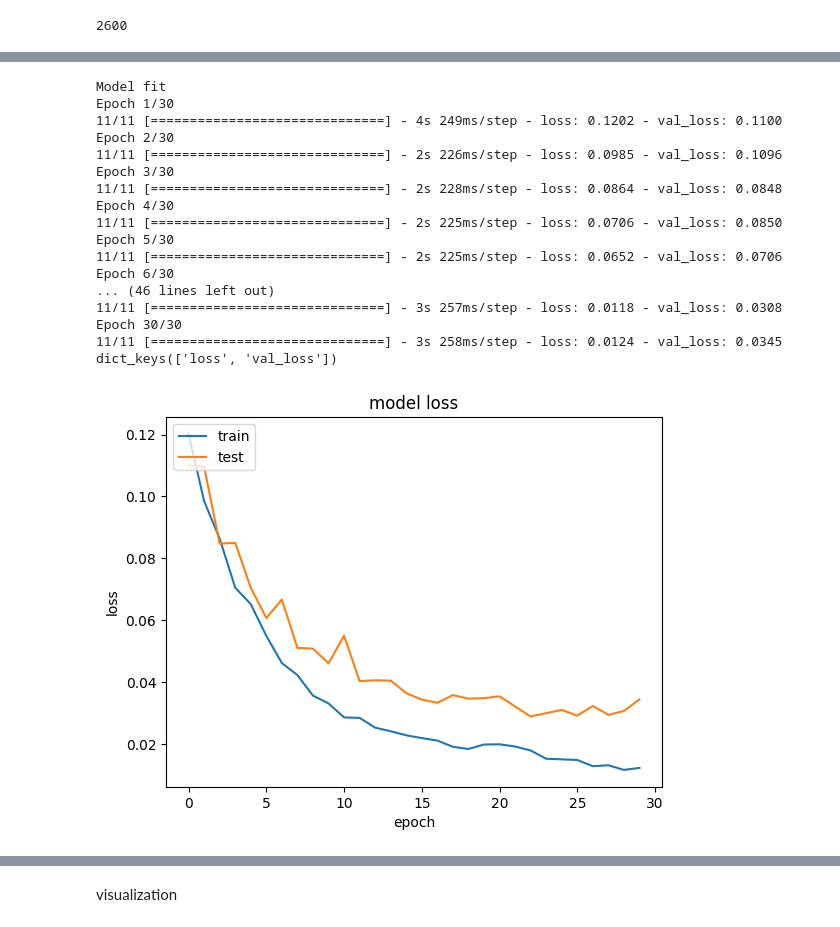
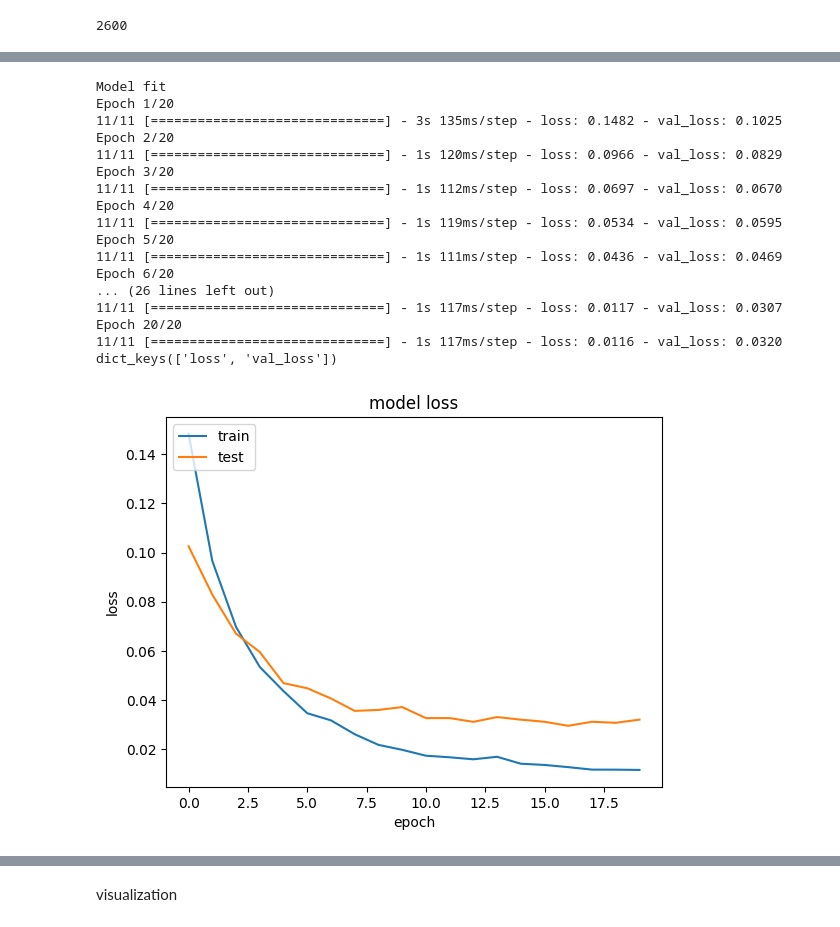
Before and after one commit to heechul/DeepPicar-ESP32S3, a Jupyter notebook: RunAll.ipynb, the cells around one changed output, grey strips where cells are left out. Saved outputs shown, nothing was run; the diff lists cells and outputs as text; code cells hidden in the pictures.

Commit message:
80x60x3 model support
Core1:  44ms (22.7fps): cap=0ms, pre=1ms, dnn=42ms

less than half of the 160x66x3 model

```diff
--- a/RunAll.ipynb
+++ b/RunAll.ipynb
@@ -25,8 +25,8 @@ print("use_int8: ", use_int8)
 use_int8:  True
 # %%
 # input image resolution to the DNN model (smaller than the original dataset image resolution: 320x240x3)
-img_width = 160
-img_height = 66
+img_width = 80
+img_height = 60
 img_channels = 3
 
 model_name = "model_opt"
@@ -80,21 +80,21 @@ def rad2deg(rad):
 def deg2rad(deg):
     return math.pi * deg / 180.0
 
-# scaled crop. return img_height x img_width image
-def get_image(img):
+# Scale the image to the model input size
+def get_image_resize(img):
     orig_h, orig_w, _ = img.shape
-    scaled_h = int(orig_h * img_width / orig_w)
-    scaled_w = img_width
-    # print(scaled_w, scaled_h)
-    scaled_img = cv2.resize(img, (scaled_w, scaled_h))
-    # print(scaled_img.shape)
-    # crop bottom center pixels of the model input size
-    startx = int((scaled_w - img_width) * 0.5);
-    starty = int((scaled_h - img_height) * 1.0);
-    return scaled_img[starty:starty+img_height, startx:startx+img_width,:]
+    scaled_img = cv2.resize(img, (img_width, img_height))
+    return scaled_img
+
+# Crop the image to the model input size
+def get_image_crop(img):
+    orig_h, orig_w, _ = img.shape
+    startx = int((orig_w - img_width) * 0.5); # crop from both sides
+    starty = int((orig_h - img_height) * 0.75); # crop from bottom
+    return img[starty:starty+img_height, startx:startx+img_width,:]
 
 def preprocess(img):
-    img = get_image(img)
+    img = get_image_resize(img)
     # Convert to grayscale and readd channel dimension
     if img_channels == 1:
         img = cv2.cvtColor(img, cv2.COLOR_BGR2GRAY)
@@ -162,7 +162,10 @@ model.add(layers.Conv2D(24, (5,5), strides=(2,2), activation='relu', input_shape
 model.add(layers.Conv2D(36, (5,5), strides=(2,2), activation='relu'))
 model.add(layers.Conv2D(48, (5,5), strides=(2,2), activation='relu'))
 model.add(layers.Conv2D(64, (3,3), activation='relu'))
-model.add(layers.Conv2D(64, (3,3), activation='relu'))
+if img_width >= 160:
+    model.add(layers.Conv2D(64, (3,3), activation='relu'))
+else:
+    model.add(layers.Conv2D(64, (2,2), activation='relu'))
 model.add(layers.Flatten())
 model.add(layers.Dense(100, activation='relu'))
 model.add(layers.Dense(50, activation='relu'))
@@ -220,37 +223,37 @@ _________________________________________________________________
 # %%
 print ("Model fit")
 # q_aware_model.reset_states()
 history = q_aware_model.fit(x_train, y_train, batch_size=256,
-                    epochs=30 , validation_data=(x_test, y_test))
+                    epochs=20 , validation_data=(x_test, y_test))
 
 # Plot training and validation losses
 print(history.history.keys())
 plt.plot(history.history['loss'])
 plt.plot(history.history['val_loss'])
 plt.title('model loss')
 plt.ylabel('loss')
 plt.xlabel('epoch')
 plt.legend(['train', 'test'], loc='upper left')
 plt.show()
 # %% [output]
 Model fit
-Epoch 1/30
-11/11 [==============================] - 4s 249ms/step - loss: 0.1202 - val_loss: 0.1100
-Epoch 2/30
-11/11 [==============================] - 2s 226ms/step - loss: 0.0985 - val_loss: 0.1096
-Epoch 3/30
-11/11 [==============================] - 2s 228ms/step - loss: 0.0864 - val_loss: 0.0848
-Epoch 4/30
-11/11 [==============================] - 2s 225ms/step - loss: 0.0706 - val_loss: 0.0850
-Epoch 5/30
-11/11 [==============================] - 2s 225ms/step - loss: 0.0652 - val_loss: 0.0706
-Epoch 6/30
-... (46 lines left out)
-11/11 [==============================] - 3s 257ms/step - loss: 0.0118 - val_loss: 0.0308
-Epoch 30/30
-11/11 [==============================] - 3s 258ms/step - loss: 0.0124 - val_loss: 0.0345
+Epoch 1/20
+11/11 [==============================] - 3s 135ms/step - loss: 0.1482 - val_loss: 0.1025
+Epoch 2/20
+11/11 [==============================] - 1s 120ms/step - loss: 0.0966 - val_loss: 0.0829
+Epoch 3/20
+11/11 [==============================] - 1s 112ms/step - loss: 0.0697 - val_loss: 0.0670
+Epoch 4/20
+11/11 [==============================] - 1s 119ms/step - loss: 0.0534 - val_loss: 0.0595
+Epoch 5/20
+11/11 [==============================] - 1s 111ms/step - loss: 0.0436 - val_loss: 0.0469
+Epoch 6/20
+... (26 lines left out)
+11/11 [==============================] - 1s 117ms/step - loss: 0.0117 - val_loss: 0.0307
+Epoch 20/20
+11/11 [==============================] - 1s 117ms/step - loss: 0.0116 - val_loss: 0.0320
 dict_keys(['loss', 'val_loss'])
-[figure, old version]
+[figure, new version]
 # %%
 angle_thresh=10
 # Helper functions for evaluating model accuracy
```
Also changed, not shown: parts of 10 cells of this notebook, 11 other files.
